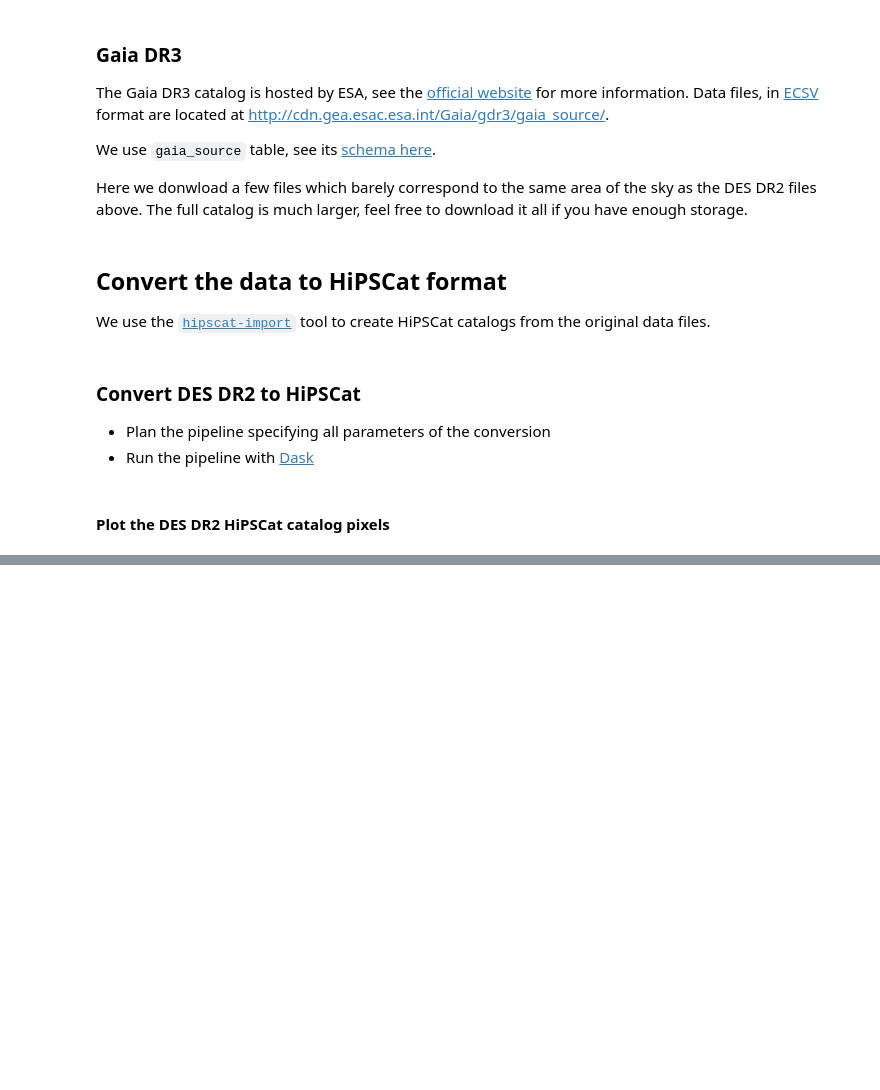
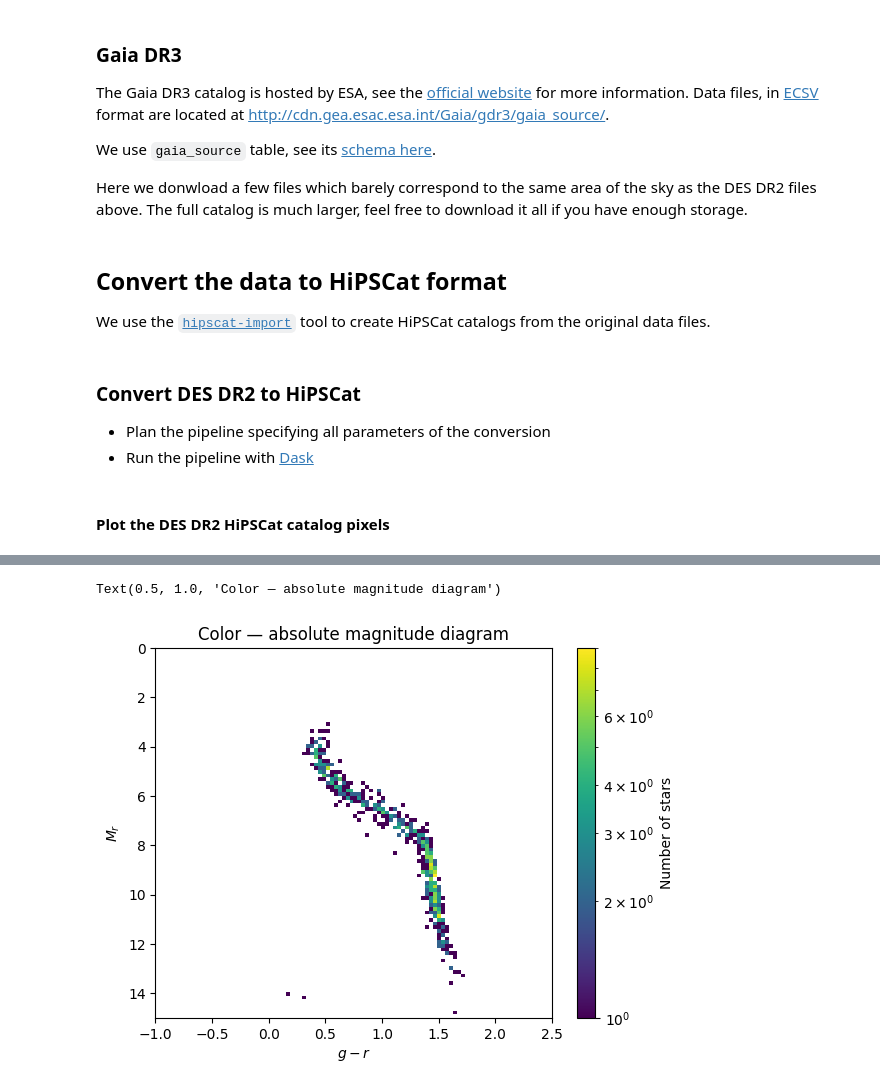
Before and after one commit to ykwang1/lsdb, a Jupyter notebook: docs/notebooks/des-gaia.ipynb, the cells around one changed output, grey strips where cells are left out. Cells and saved outputs as stored; diff of their text form; code cells hidden in the pictures; blank space fills up the shorter version.

```diff
--- a/docs/notebooks/des-gaia.ipynb
+++ b/docs/notebooks/des-gaia.ipynb
@@ -178,0 +286,31 @@ with Client() as client:
+# %%
+# dask data frame
+ddf = xmatched.query(
+    "parallax_over_error_gaia > 10.0 and WAVG_MAG_PSF_G_des > 0.0 and WAVG_MAG_PSF_R_des > 0.0"
+)._ddf
+
+# get 2D histogram of WAVG_MAG_PSF_R-WAVG_MAG_PSF_I vs WAVG_MAG_PSF_I, lazily
+color = ddf["WAVG_MAG_PSF_G_des"] - ddf["WAVG_MAG_PSF_R_des"]
+absolute_r = ddf["WAVG_MAG_PSF_R_des"] + 5 * np.log10(ddf["parallax_gaia"] / 100)
+
+x_bins = np.linspace(-1, 2.5, 101)
+y_bins = np.linspace(0, 15, 101)
+
+hist2d = (
+    da.histogram2d(color.to_dask_array(), absolute_r.to_dask_array(), bins=[x_bins, y_bins])[0].compute().T
+)
+plt.imshow(
+    hist2d,
+    extent=(x_bins[0], x_bins[-1], y_bins[0], y_bins[-1]),
+    aspect="auto",
+    origin="lower",
+    norm=LogNorm(vmin=1, vmax=hist2d.max()),
+)
+plt.gca().invert_yaxis()
+plt.colorbar(label="Number of stars")
+plt.xlabel("$g-r$")
+plt.ylabel("$M_r$")
+plt.title("Color — absolute magnitude diagram")
+# %% [output]
+Text(0.5, 1.0, 'Color — absolute magnitude diagram')
+[figure, added]
```
Also changed, not shown: parts of 15 cells of this notebook.
